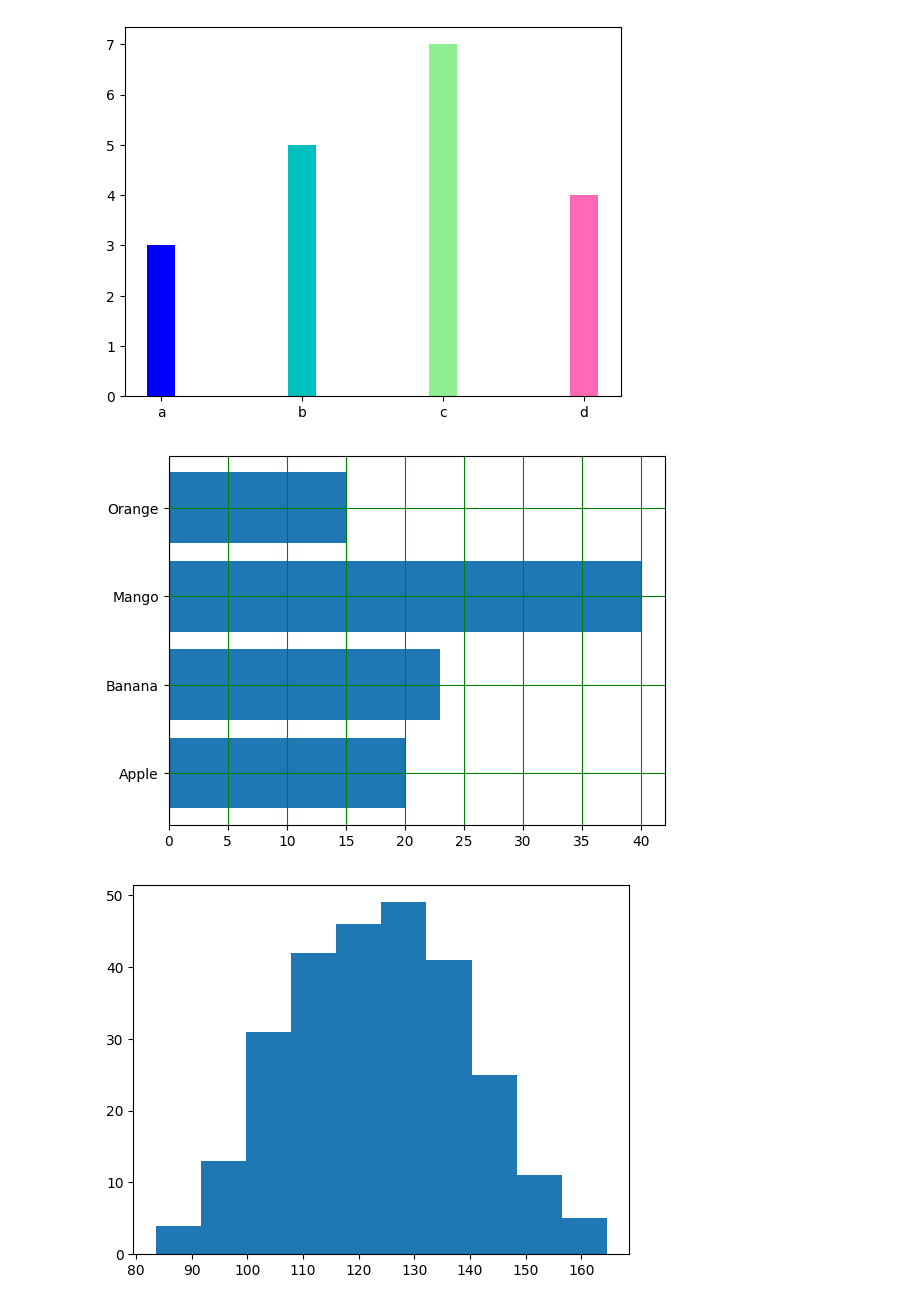
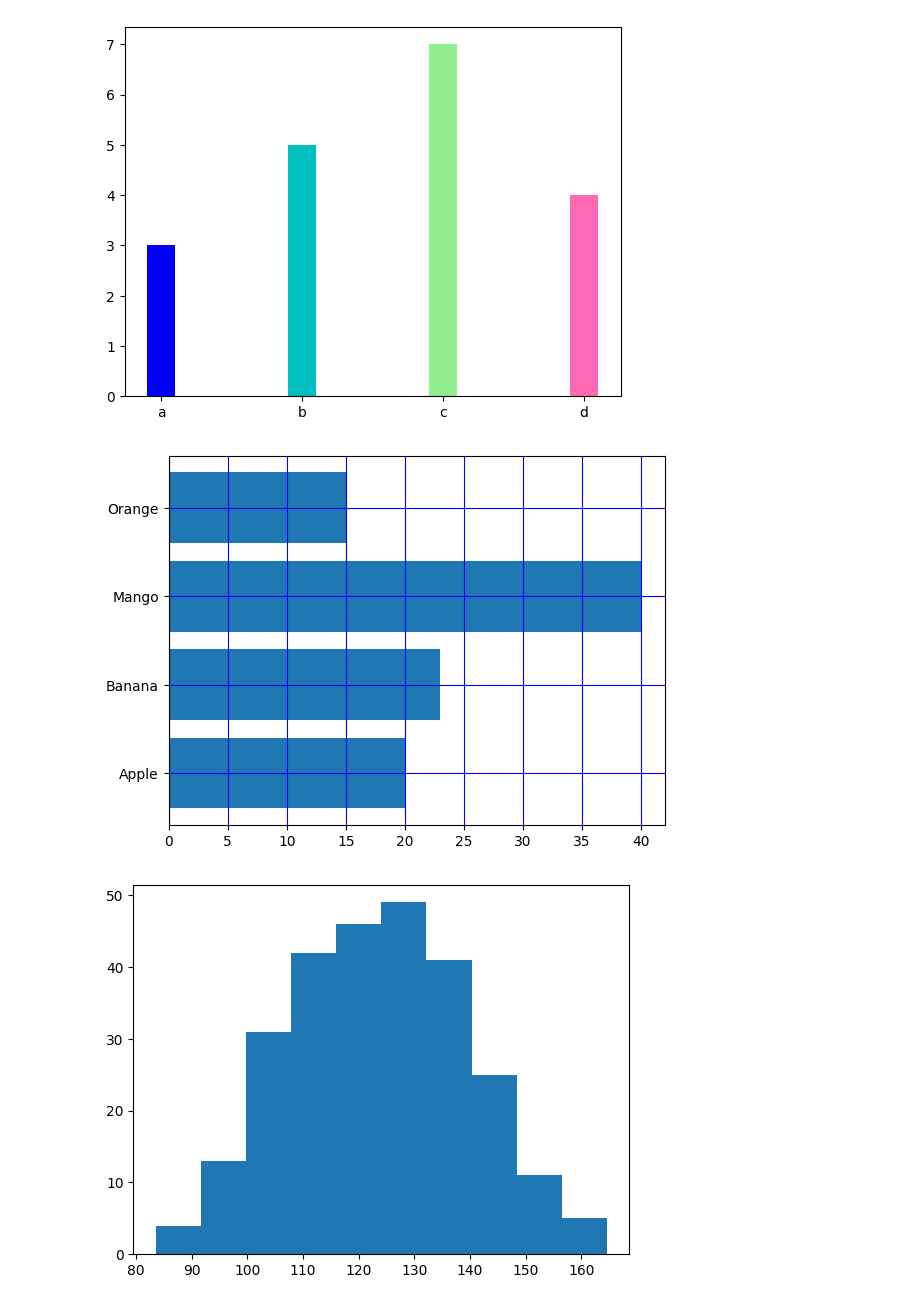
Before and after one commit to harish9899100/Python, a Jupyter notebook: matplotlib_practice/matplotlib.ipynb, the cells around one changed output. Drawn from its saved outputs; the diff is of its cells as text; code cells hidden in the pictures.

```diff
--- a/matplotlib_practice/matplotlib.ipynb
+++ b/matplotlib_practice/matplotlib.ipynb
@@ -316,11 +316,11 @@ plt.show()
 # %%
 a = np.array(['Apple', 'Banana', 'Mango', 'Orange'])
 b = np.array([20,23,40,15])
 plt.barh(a,b)
-plt.grid(c = 'g', axis = 'x', ls = 1)
+plt.grid(c = 'b')
 plt.show()
 # %% [output]
-[figure, old version]
+[figure, new version]
 # %%
 a = np.random.normal(123,15,267)
 plt.hist(a)
```
Also changed, not shown: parts of 1 cell of this notebook.
